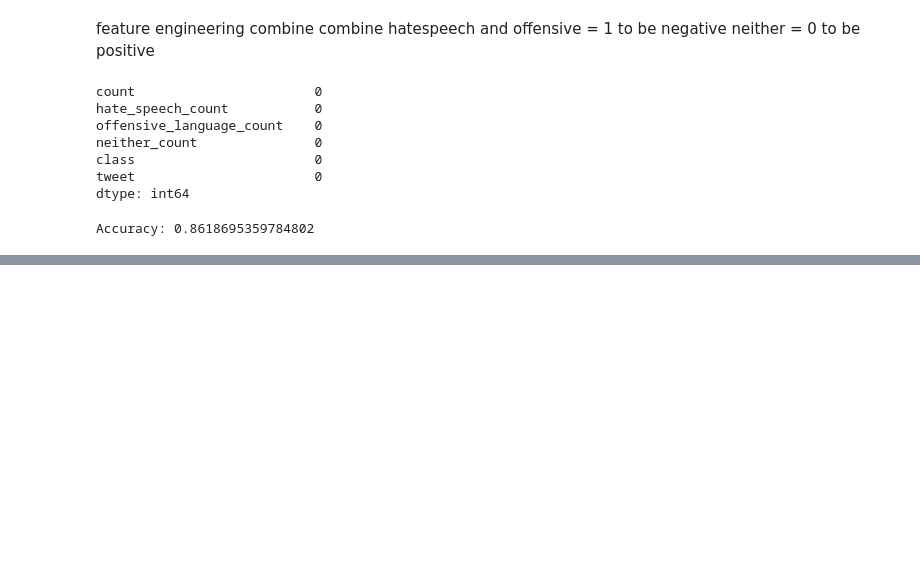
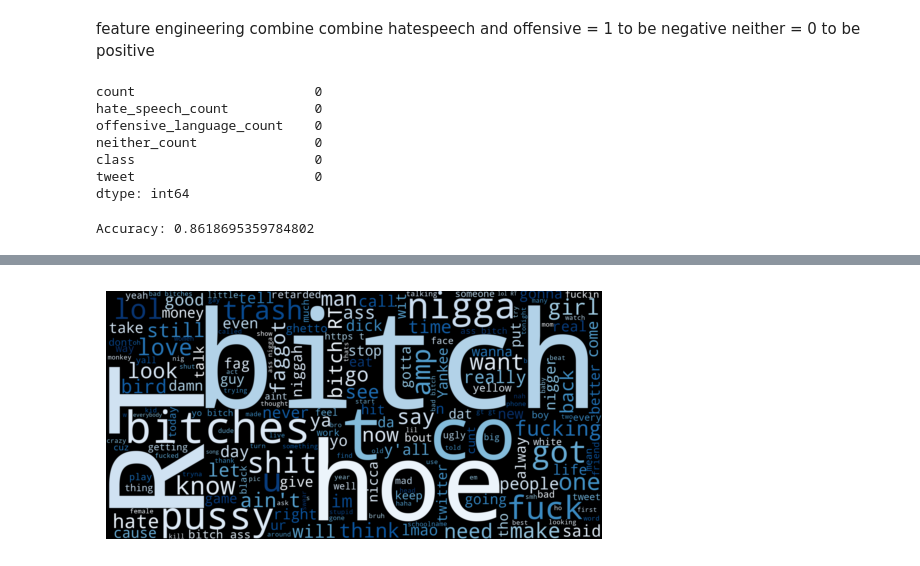
Before and after one commit to RajVarunn/nlp_sentimentanalysis, a Jupyter notebook: sr.ipynb, the cells around one changed output, grey strips where cells are left out. Drawn from its saved outputs; the diff is of its cells as text; code cells hidden in the pictures; blank space fills up the shorter version.

```diff
--- a/sr.ipynb
+++ b/sr.ipynb
@@ -102,0 +179,8 @@ Accuracy: 0.8618695359784802
+# %%
+from wordcloud import WordCloud
+wordcloud = WordCloud(width=2000, height=1000, colormap="Winter").generate(" ".join(df['tweet']))
+plt.imshow(wordcloud, interpolation='bilinear')
+plt.axis('off')
+plt.show()
+# %% [output]
+[figure, added]
```
Also changed, not shown: parts of 7 cells of this notebook.
